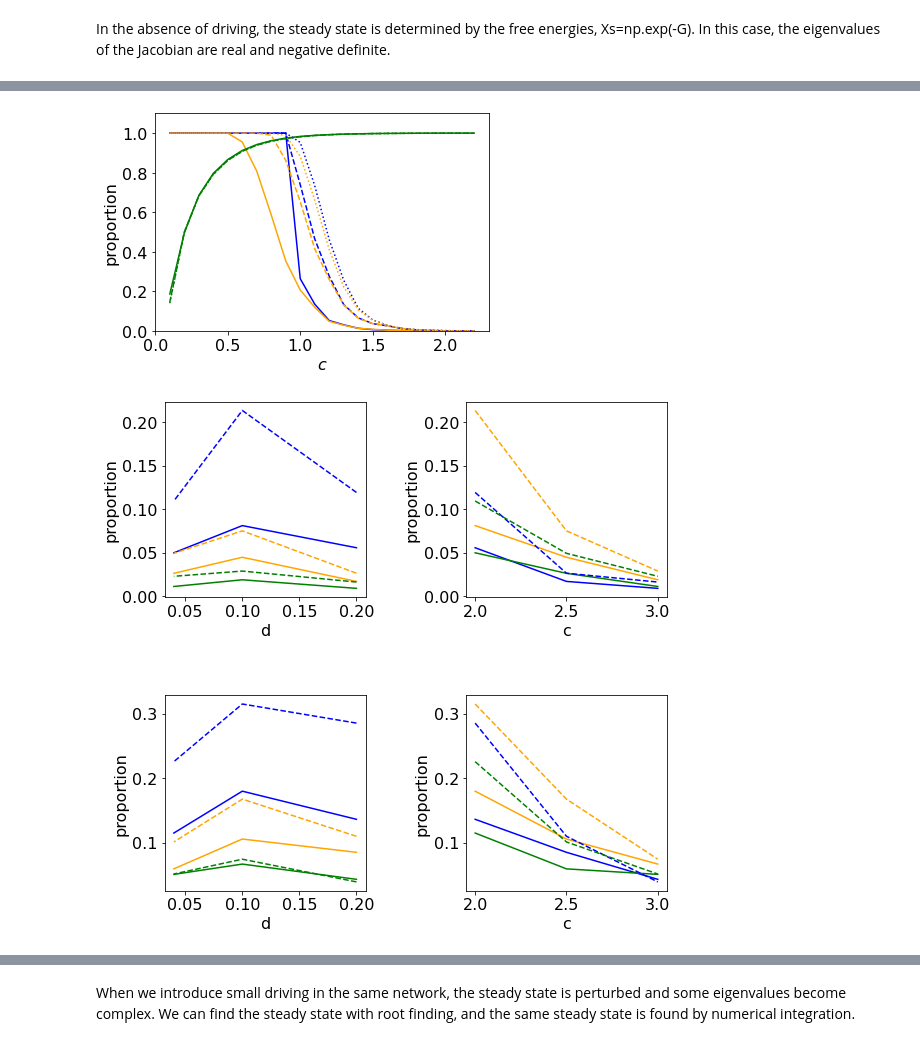
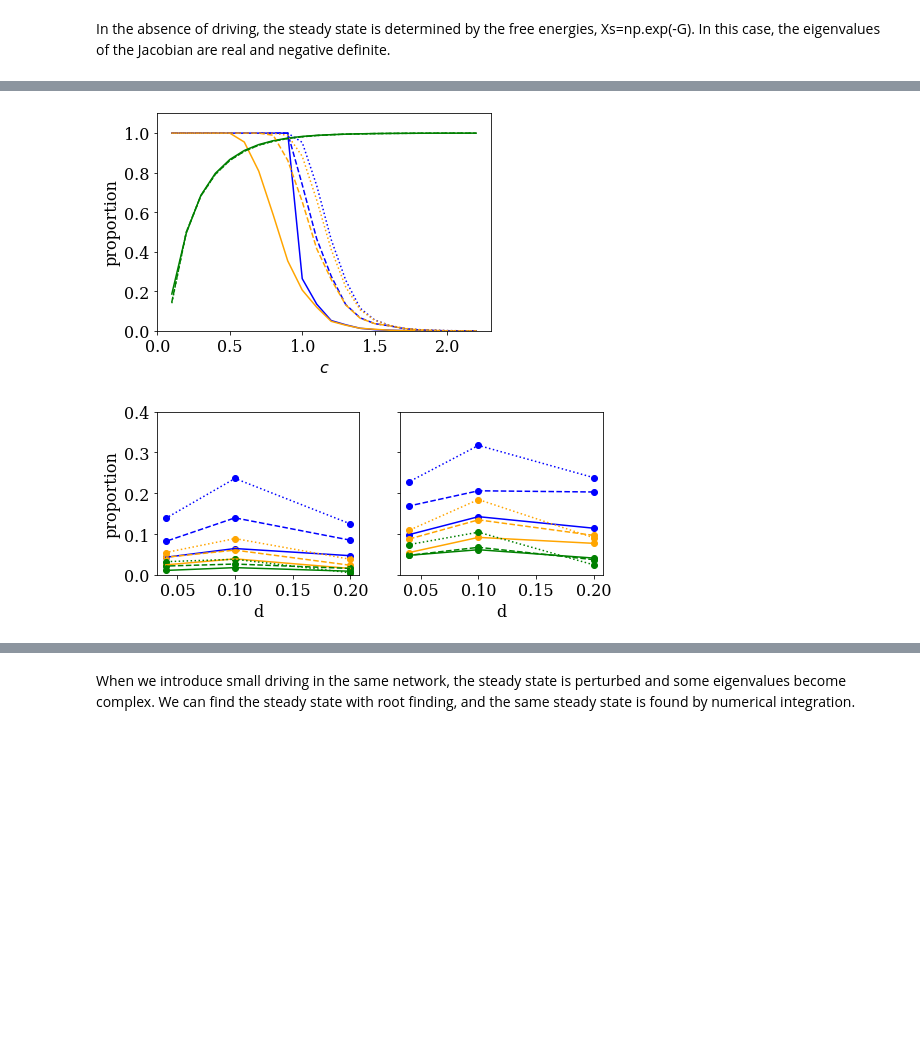
Before and after one commit to znicolaou/rmtchem, a Jupyter notebook: rmtchem.ipynb, the cells around one changed output, grey strips where cells are left out. Cells and saved outputs as stored; diff of their text form; code cells hidden in the pictures; blank space fills up the shorter version.

```diff
--- a/rmtchem.ipynb
+++ b/rmtchem.ipynb
@@ -6,13 +6,11 @@ import matplotlib.pyplot as plt
 import networkx as nx
 import imp
 imp.reload(rmtchem)
-plt.rcParams.update({'font.size': 16})
-plt.rcParams['pdf.fonttype'] = 42
-plt.rcParams.update({'text.usetex': True, 'font.family': 'serif','font.serif': 'cmr10','mathtext.fontset': 'cm'})
+plt.rcParams.update({'font.size': 16, 'pdf.fonttype':42,'text.usetex': False, 'font.family': 'serif'})
 # %% [markdown]
 In the absence of driving, the steady state is determined by the free energies, Xs=np.exp(-G). In this case, the eigenvalues of the Jacobian are real and negative definite.
 # %%
-n=100
+n=50
 c=2.0
 nr=int(c*n)
 seed=31
@@ -50,11 +48,11 @@ plt.xlabel('$\mathrm{Re}(\lambda)$')
 plt.ylabel('$\mathrm{Im}(\lambda)$')
 plt.scatter(x=np.real(evals),y=np.imag(evals))
 print(np.max(np.real(evals)))
-plt.savefig('plots/fig0b.pdf')
+plt.savefig('plots/fig1b.pdf')
 plt.show()
 g=nx.from_numpy_matrix(rmtchem.jac(np.exp(-G),eta,nu,k,XD1,XD2))
 nx.draw(g,node_size=200)
-plt.savefig('plots/fig0a.pdf')
+plt.savefig('plots/fig1a.pdf')
 plt.show()
 # Xs,success=rmtchem.integrate(X0,eta,nu,k,XD1,XD2,100,0.1,prog=True)
 # plt.plot(Xs)
@@ -78,70 +76,50 @@ for i in range(3):
     plt.plot(dat[:,1],dat[:,2],color='blue',linestyle=ls[i])
     plt.plot(dat[:,1],dat[:,3],color='orange',linestyle=ls[i])
     plt.plot(dat[:,1],dat[:,4]/n,color='green',linestyle=ls[i])
-plt.savefig("plots/fig0c.pdf",transparent=True)
+plt.savefig("plots/fig1c.pdf",transparent=True)
 plt.show()
 # %% [output]
-[figure, old version]
+[figure, new version]
 # %%
-ns=[50,100]
+ns=[50,100,200]
 ls=["-","--",":"]
 cols=["blue","orange","green"]
 
-plt.subplots(2,2,figsize=(9,9))
-plt.subplot(2,2,1)
+plt.subplots(1,2,figsize=(8,3))
+plt.subplot(1,2,1)
 for nind in range(len(ns)):
     n=ns[nind]
     vals=np.loadtxt('data/'+str(n)+'_counts.txt')
     cs=np.unique(vals[:,1])
     for cind in range(len(cs)):
         c=cs[cind]
         inds=np.where(vals[:,1]==c)[0]
         order=np.argsort(vals[inds,2])
-        plt.plot(1/vals[inds,2][order],vals[inds,7][order]/vals[inds,6][order],color=cols[cind],linestyle=ls[nind])
+        plt.plot(1/vals[inds,2][order],vals[inds,7][order]/(vals[inds,6][order]+vals[inds,7][order]+vals[inds,8][order]),color=cols[cind],linestyle=ls[nind])
+        plt.scatter(1/vals[inds,2][order],vals[inds,7][order]/(vals[inds,6][order]+vals[inds,7][order]+vals[inds,8][order]),color=cols[cind])
 plt.ylabel('proportion')
+plt.ylim(0,0.4)
 plt.xlabel('d')
 
-plt.subplot(2,2,2)
-for nind in range(len(ns)):
-    n=ns[nind]
-    vals=np.loadtxt('data/'+str(n)+'_counts.txt')
-    ds=np.unique(vals[:,2])
-    for cind in range(len(ds)):
-        d=ds[cind]
-        inds=np.where(vals[:,2]==d)[0]
-        order=np.argsort(vals[inds,1])
-        plt.plot(vals[inds,1][order],vals[inds,7][order]/vals[inds,6][order],color=cols[cind],linestyle=ls[nind])
-plt.ylabel('proportion')
-plt.xlabel('c')
-
-plt.subplot(2,2,3)
+plt.subplot(1,2,2)
 for nind in range(len(ns)):
     n=ns[nind]
     vals=np.loadtxt('data/'+str(n)+'_counts.txt')
     cs=np.unique(vals[:,1])
     for cind in range(len(cs)):
         c=cs[cind]
         inds=np.where(vals[:,1]==c)[0]
         order=np.argsort(vals[inds,2])
-        plt.plot(1/vals[inds,2][order],vals[inds,8][order]/vals[inds,6][order],color=cols[cind],linestyle=ls[nind])
-plt.ylabel('proportion')
+        plt.plot(1/vals[inds,2][order],vals[inds,8][order]/(vals[inds,6][order]+vals[inds,7][order]+vals[inds,8][order]),color=cols[cind],linestyle=ls[nind])
+        plt.scatter(1/vals[inds,2][order],vals[inds,8][order]/(vals[inds,6][order]+vals[inds,7][order]+vals[inds,8][order]),color=cols[cind])
+# plt.ylabel('proportion')
+plt.ylim(0,0.4)
+locs, labels = plt.yticks()
+plt.yticks(locs,[])
 plt.xlabel('d')
 
-plt.subplot(2,2,4)
-for nind in range(len(ns)):
-    n=ns[nind]
-    vals=np.loadtxt('data/'+str(n)+'_counts.txt')
-    ds=np.unique(vals[:,2])
-    for cind in range(len(ds)):
-        d=ds[cind]
-        inds=np.where(vals[:,2]==d)[0]
-        order=np.argsort(vals[inds,1])
-        plt.plot(vals[inds,1][order],vals[inds,8][order]/vals[inds,6][order],color=cols[cind],linestyle=ls[nind])
-plt.ylabel('proportion')
-plt.xlabel('c')
-
-plt.subplots_adjust(wspace=0.5,hspace=0.5)
-plt.savefig('plots/fig1.pdf')
+# plt.subplots_adjust(wspace=0.5,hspace=0.0)
+plt.savefig('plots/fig3.pdf')
 plt.show()
 # %% [output]
-[figure, old version]
+[figure, new version]
```
Also changed, not shown: parts of 10 cells of this notebook, 1 other file.
